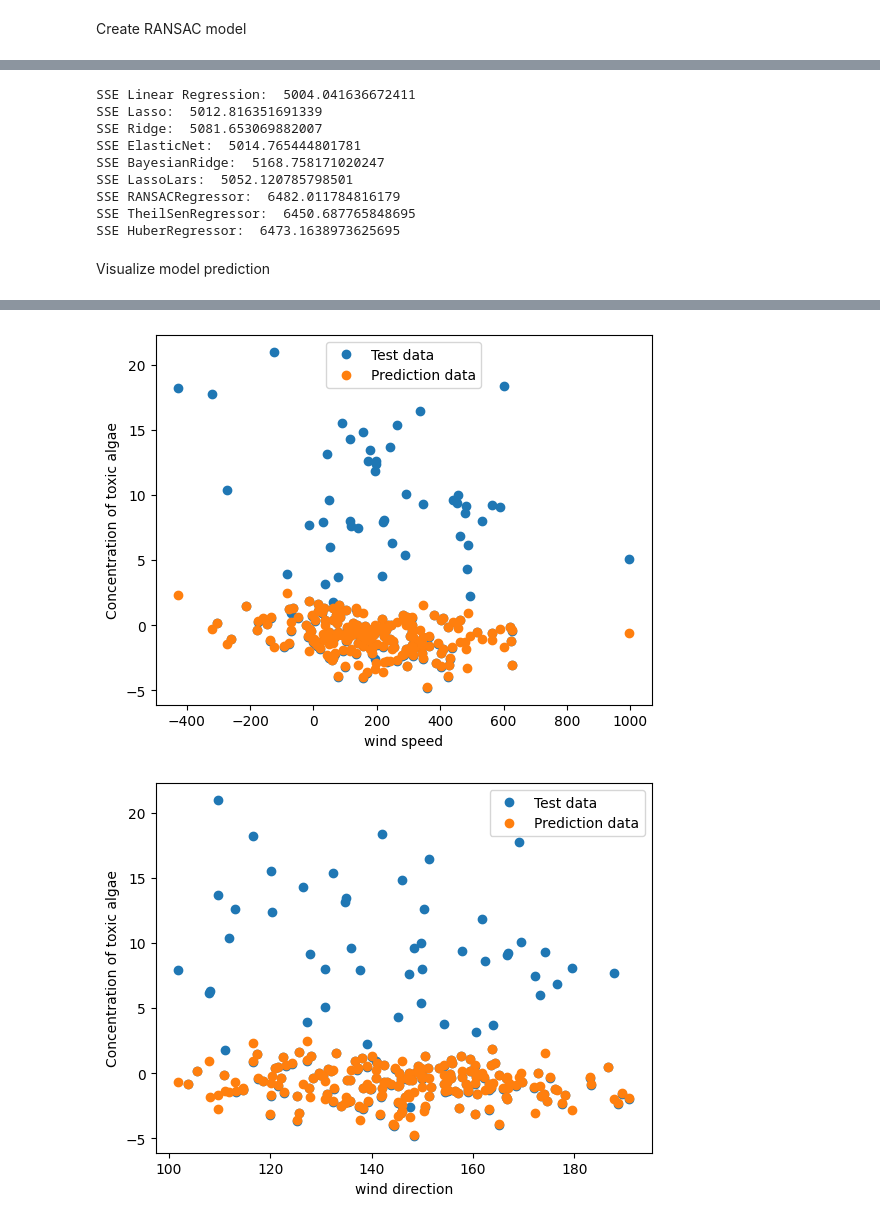
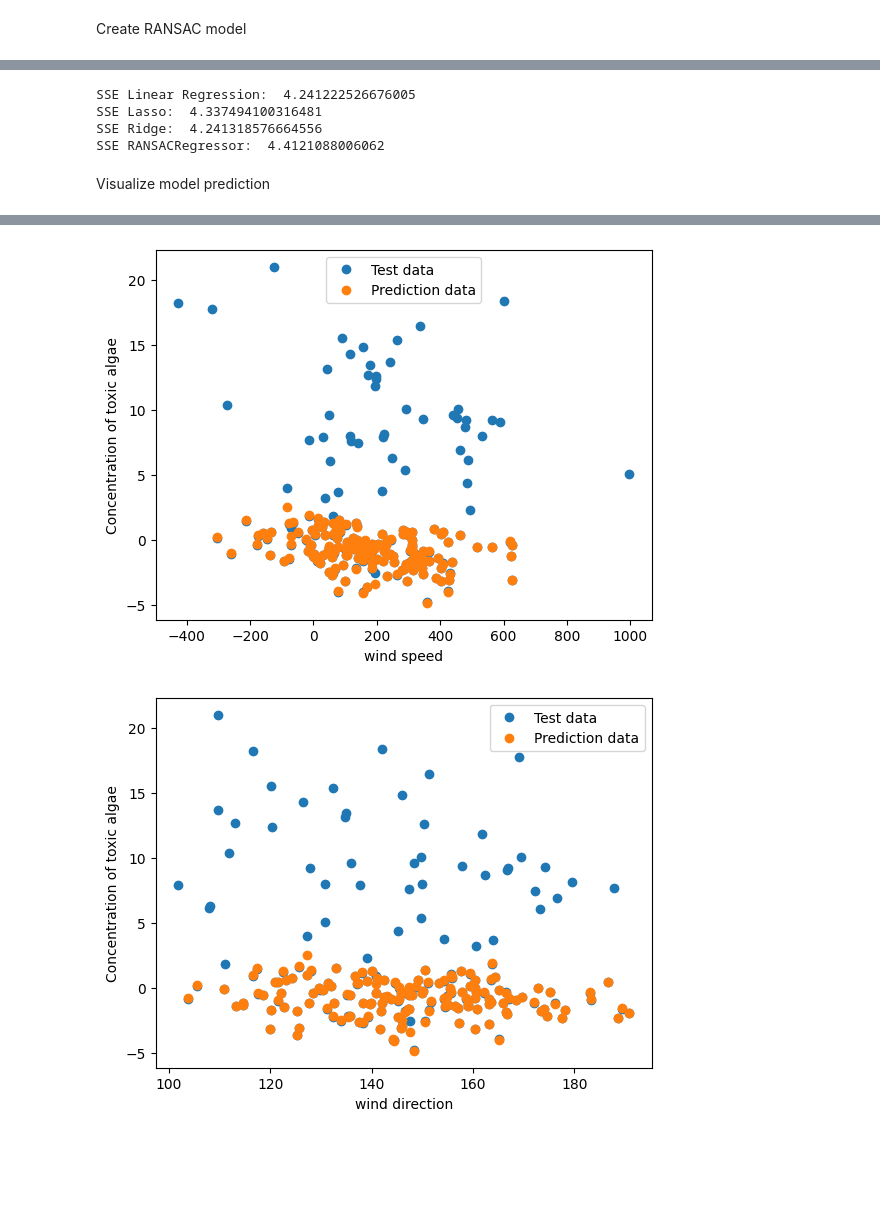
Before and after one commit to tomasmartins77/Machine_Learning_Lab, a Jupyter notebook: pergunta1_parte1/pergunta1_parte1.ipynb, the cells around one changed output, grey strips where cells are left out. Cells and saved outputs as stored; diff of their text form; code cells hidden in the pictures; blank space fills up the shorter version.

```diff
--- a/pergunta1_parte1/pergunta1_parte1.ipynb
+++ b/pergunta1_parte1/pergunta1_parte1.ipynb
@@ -206,0 +109,25 @@ Huber intercept:  -0.0020086785203862084
+# %%
+def remove_outliers(X, Y):
+    num_points_to_remove = int(0.25 * len(Y))
+    for _ in range(num_points_to_remove):
+        model = LassoCV()
+        model.fit(X, Y)
+        predictions = model.predict(X)
+        mse = (Y - predictions) ** 2
+        max_mse_index = np.argmax(mse)
+        if mse[max_mse_index] < 5:
+            # max_mse_index = remove_outliers_x(X)
+            break
+        X = np.delete(X, max_mse_index, axis=0)
+        Y = np.delete(Y, max_mse_index, axis=0)
+    return X, Y
+# %%
+dataX_outliers, dataY_outliers = remove_outliers(dataX, dataY)
+# %%
+for i in range(5):
+    plot = plt.figure(i)
+    plt.plot(dataX[:,i], dataY, 'o')
+    plt.plot(dataX_outliers[:,i], dataY_outliers, 'o', markersize=2)
+    plt.xlabel(parameters[i])
+    plt.ylabel("Concentration of toxic algae")
+    plt.legend(["Test data", "Prediction data"])
@@ -206,0 +140,12 @@ Huber intercept:  -0.0020086785203862084
+# %%
+# Create the models
+model_LinearRegression = create_model_LinearRegression(dataX_outliers, dataY_outliers)
+model_Lasso = create_model_Lasso(dataX_outliers, dataY_outliers)
+model_Ridge = create_model_Ridge(dataX_outliers, dataY_outliers)
+model_RANSACRegressor = create_model_RANSACRegressor(dataX_outliers, dataY_outliers)
+
+# Predict the values for the test set
+predY_LinearRegression = model_LinearRegression.predict(dataX_outliers)
+predY_Lasso = model_Lasso.predict(dataX_outliers)
+predY_Ridge = model_Ridge.predict(dataX_outliers)
+predY_RANSACRegressor = model_RANSACRegressor.predict(dataX_outliers)
@@ -207,5 +158,4 @@ Huber intercept:  -0.0020086785203862084
 # %%
-
 # Calculate the sum of squared errors
 SSE_LinearRegression = calculate_SSE(mse_LinearRegression, len(dataY))
 print("SSE Linear Regression: ", SSE_LinearRegression)
@@ -213,35 +163,20 @@ SSE_Lasso = calculate_SSE(mse_Lasso, len(dataY))
 print("SSE Lasso: ", SSE_Lasso)
 SSE_Ridge = calculate_SSE(mse_Ridge, len(dataY))
 print("SSE Ridge: ", SSE_Ridge)
-SSE_ElasticNet = calculate_SSE(mse_ElasticNet, len(dataY))
-print("SSE ElasticNet: ", SSE_ElasticNet)
-SSE_BayesianRidge = calculate_SSE(mse_BayesianRidge, len(dataY))
-print("SSE BayesianRidge: ", SSE_BayesianRidge)
-SSE_LassoLars = calculate_SSE(mse_LassoLars, len(dataY))
-print("SSE LassoLars: ", SSE_LassoLars)
 SSE_RANSACRegressor = calculate_SSE(mse_RANSACRegressor, len(dataY))
 print("SSE RANSACRegressor: ", SSE_RANSACRegressor)
-SSE_TheilSenRegressor = calculate_SSE(mse_TheilSenRegressor, len(dataY))
-print("SSE TheilSenRegressor: ", SSE_TheilSenRegressor)
-SSE_HuberRegressor = calculate_SSE(mse_HuberRegressor, len(dataY))
-print("SSE HuberRegressor: ", SSE_HuberRegressor)
 # %% [output]
-SSE Linear Regression:  5004.041636672411
-SSE Lasso:  5012.816351691339
-SSE Ridge:  5081.653069882007
-SSE ElasticNet:  5014.765444801781
-SSE BayesianRidge:  5168.758171020247
-SSE LassoLars:  5052.120785798501
-SSE RANSACRegressor:  6482.011784816179
-SSE TheilSenRegressor:  6450.687765848695
-SSE HuberRegressor:  6473.1638973625695
+SSE Linear Regression:  4.241222526676005
+SSE Lasso:  4.337494100316481
+SSE Ridge:  4.241318576664556
+SSE RANSACRegressor:  4.4121088006062
 # %% [markdown]
 Visualize model prediction
 # %%
 for i in range(5):
     plot = plt.figure(i)
-    plt.plot(testX[:,i], dataY, 'o')
-    plt.plot(testX[:,i], predY_RANSACRegressor, 'o')
+    plt.plot(dataX[:,i], dataY, 'o')
+    plt.plot(dataX_outliers[:,i], predY_Ridge, 'o')
     plt.xlabel(parameters[i])
     plt.ylabel("Concentration of toxic algae")
     plt.legend(["Test data", "Prediction data"])
@@ -251,2 +186,2 @@ for i in range(5):
-[figure, old version]
+[figure, new version]
-[figure, old version]
+[figure, new version]
```
Also changed, not shown: parts of 29 cells of this notebook.
